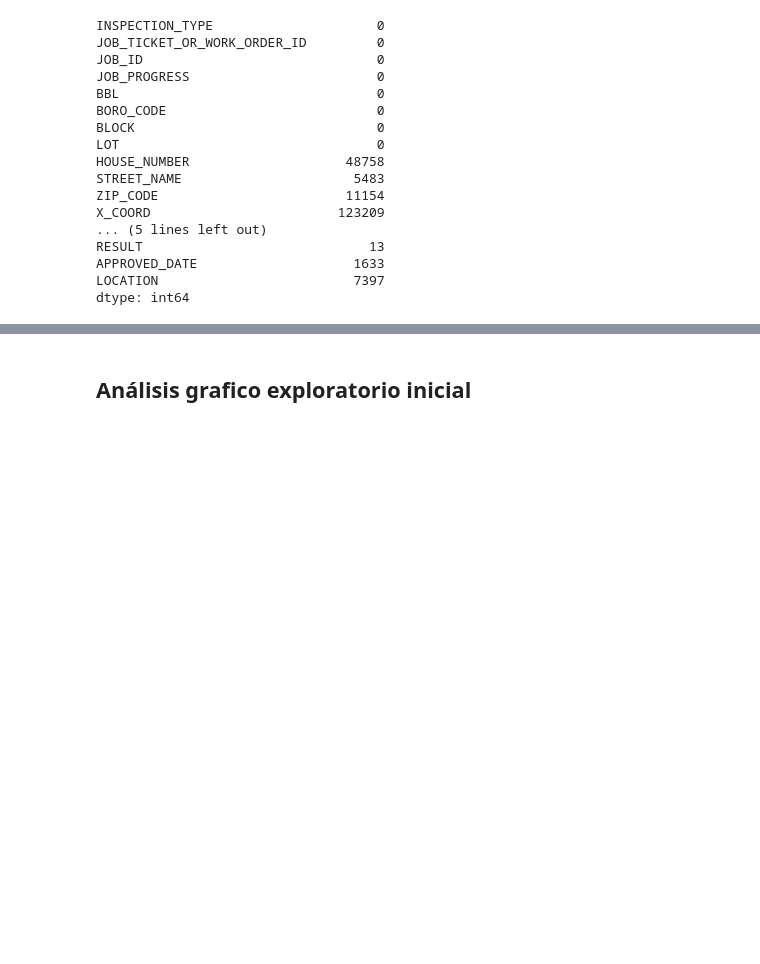
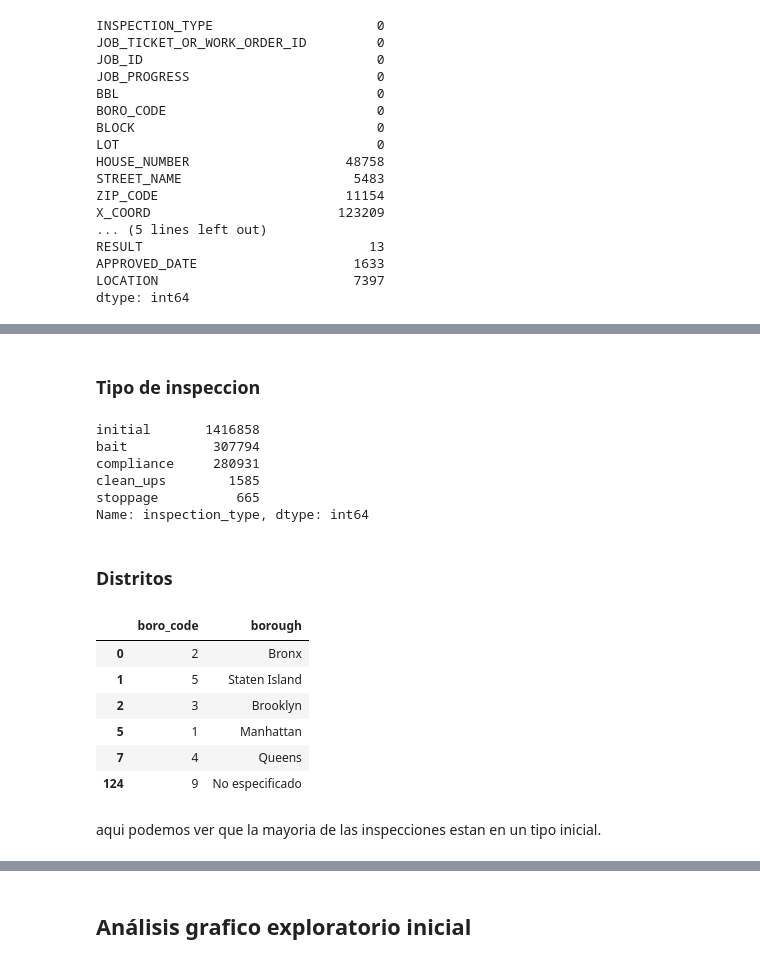
Before and after one commit to cecyar/rodent_inspection, a Jupyter notebook: notebooks/eda/Rodent_inspection.ipynb, the cells around one changed output, grey strips where cells are left out. Drawn from its saved outputs; the diff is of its cells as text; code cells hidden in the pictures; blank space fills up the shorter version.

```diff
--- a/notebooks/eda/Rodent_inspection.ipynb
+++ b/notebooks/eda/Rodent_inspection.ipynb
@@ -63,0 +78,25 @@ dtype: int64
+# %% [markdown]
+### Tipo de inspeccion
+# %%
+data['inspection_type'].value_counts()
+# %% [output]
+initial       1416858
+bait           307794
+compliance     280931
+clean_ups        1585
+stoppage          665
+Name: inspection_type, dtype: int64
+# %% [markdown]
+### Distritos
+# %%
+data.iloc[:,[5,15]].drop_duplicates(subset = 'borough')
+# %% [output]
+|  | boro_code | borough |
+| 0 | 2 | Bronx |
+| 1 | 5 | Staten Island |
+| 2 | 3 | Brooklyn |
+| 5 | 1 | Manhattan |
+| 7 | 4 | Queens |
+| 124 | 9 | No especificado |
+# %% [markdown]
+aqui podemos ver que la mayoria de las inspecciones estan en un tipo inicial.
```
Also changed, not shown: parts of 17 cells of this notebook, 1 other file.
